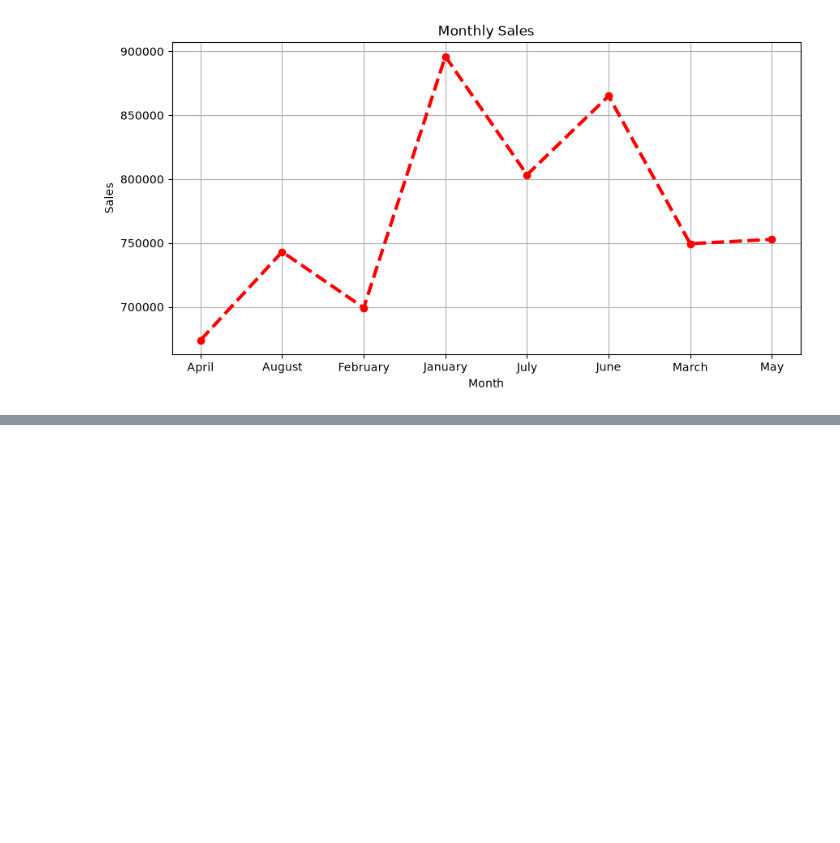
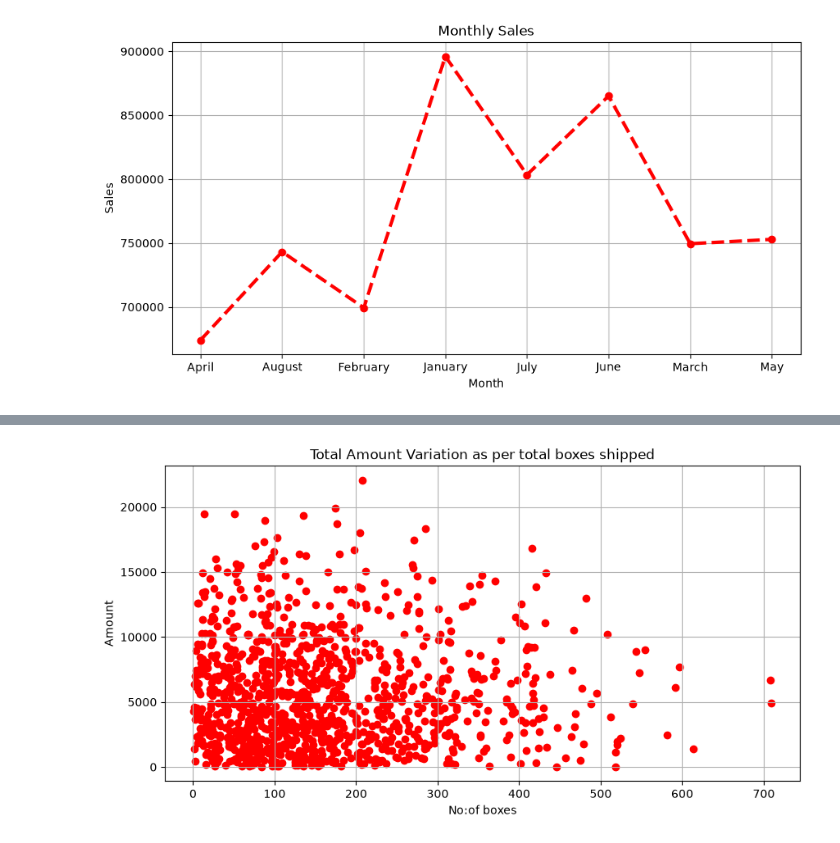
Before and after one commit to saileshchikkam/GEN-Ai, a Jupyter notebook: Machine Learning/Prerequisites/MatplotLib/Getting_Started.ipynb, the cells around one changed output, grey strips where cells are left out. Saved outputs shown, nothing was run; the diff lists cells and outputs as text; code cells hidden in the pictures; blank space fills up the shorter version.

```diff
--- a/Machine Learning/Prerequisites/MatplotLib/Getting_Started.ipynb
+++ b/Machine Learning/Prerequisites/MatplotLib/Getting_Started.ipynb
@@ -659,0 +752,13 @@ plt.show()
+# %%
+x = sales['Boxes Shipped']
+y = sales['Amount']
+# %%
+plt.figure(figsize=(10,5))
+plt.title("Total Amount Variation as per total boxes shipped")
+plt.xlabel("No:of boxes")
+plt.ylabel("Amount")
+plt.scatter(x,y,color = 'red',marker = 'o')
+plt.grid()
+plt.show()
+# %% [output]
+[figure, added]
```
Also changed, not shown: parts of 23 cells of this notebook.
